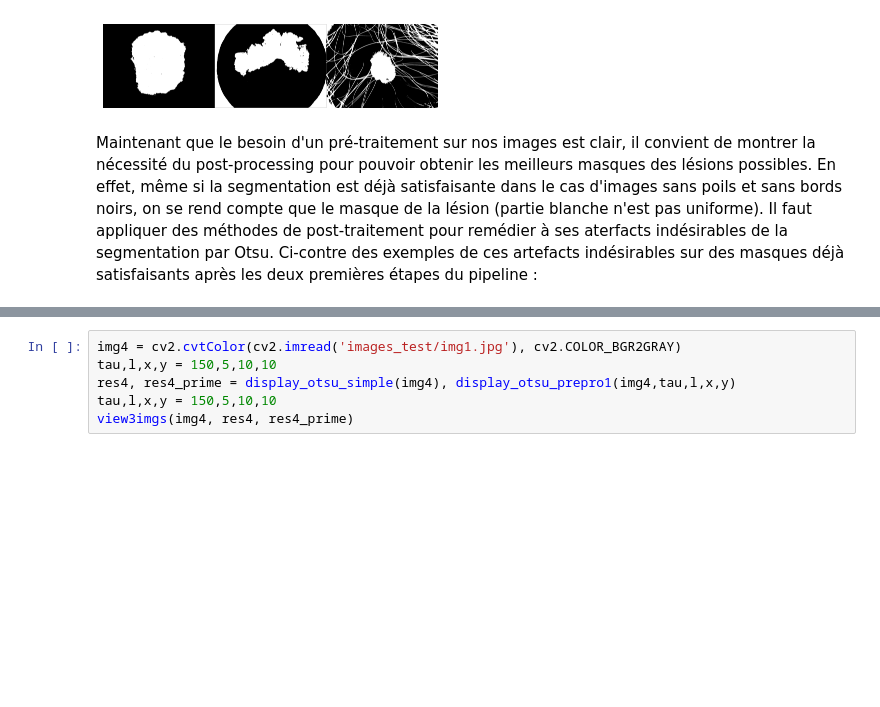
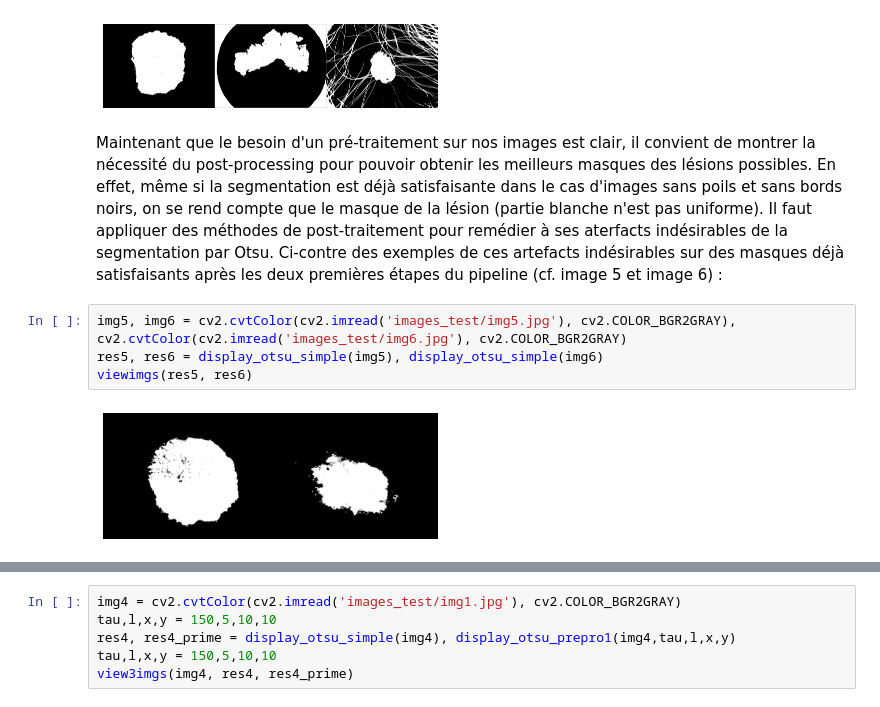
Before and after one commit to louisgiord/Skin_lesion_segmentation, a Jupyter notebook: report.ipynb, the cells around one changed output, grey strips where cells are left out. Drawn from its saved outputs; the diff is of its cells as text; blank space fills up the shorter version.

```diff
--- a/report.ipynb
+++ b/report.ipynb
@@ -62,7 +62,13 @@ view3imgs(res7, res1, res19)
 # %% [output]
 [figure]
 # %% [markdown]
-Maintenant que le besoin d'un pré-traitement sur nos images est clair, il convient de montrer la nécessité du post-processing pour pouvoir obtenir les meilleurs masques des lésions possibles. En effet, même si la segmentation est déjà satisfaisante dans le cas d'images sans poils et sans bords noirs, on se rend compte que le masque de la lésion (partie blanche n'est pas uniforme). Il faut appliquer des méthodes de post-traitement pour remédier à ses aterfacts indésirables de la segmentation par Otsu. Ci-contre des exemples de ces artefacts indésirables sur des masques déjà satisfaisants après les deux premières étapes du pipeline :
+Maintenant que le besoin d'un pré-traitement sur nos images est clair, il convient de montrer la nécessité du post-processing pour pouvoir obtenir les meilleurs masques des lésions possibles. En effet, même si la segmentation est déjà satisfaisante dans le cas d'images sans poils et sans bords noirs, on se rend compte que le masque de la lésion (partie blanche n'est pas uniforme). Il faut appliquer des méthodes de post-traitement pour remédier à ses aterfacts indésirables de la segmentation par Otsu. Ci-contre des exemples de ces artefacts indésirables sur des masques déjà satisfaisants après les deux premières étapes du pipeline (cf. image 5 et image 6) :
+# %%
+img5, img6 = cv2.cvtColor(cv2.imread('images_test/img5.jpg'), cv2.COLOR_BGR2GRAY), cv2.cvtColor(cv2.imread('images_test/img6.jpg'), cv2.COLOR_BGR2GRAY)
+res5, res6 = display_otsu_simple(img5), display_otsu_simple(img6)
+viewimgs(res5, res6)
+# %% [output]
+[figure, added]
 # %% [markdown]
 ## Pre-processing :
 
```
Also changed, not shown: parts of 5 cells of this notebook, 1 other file.
